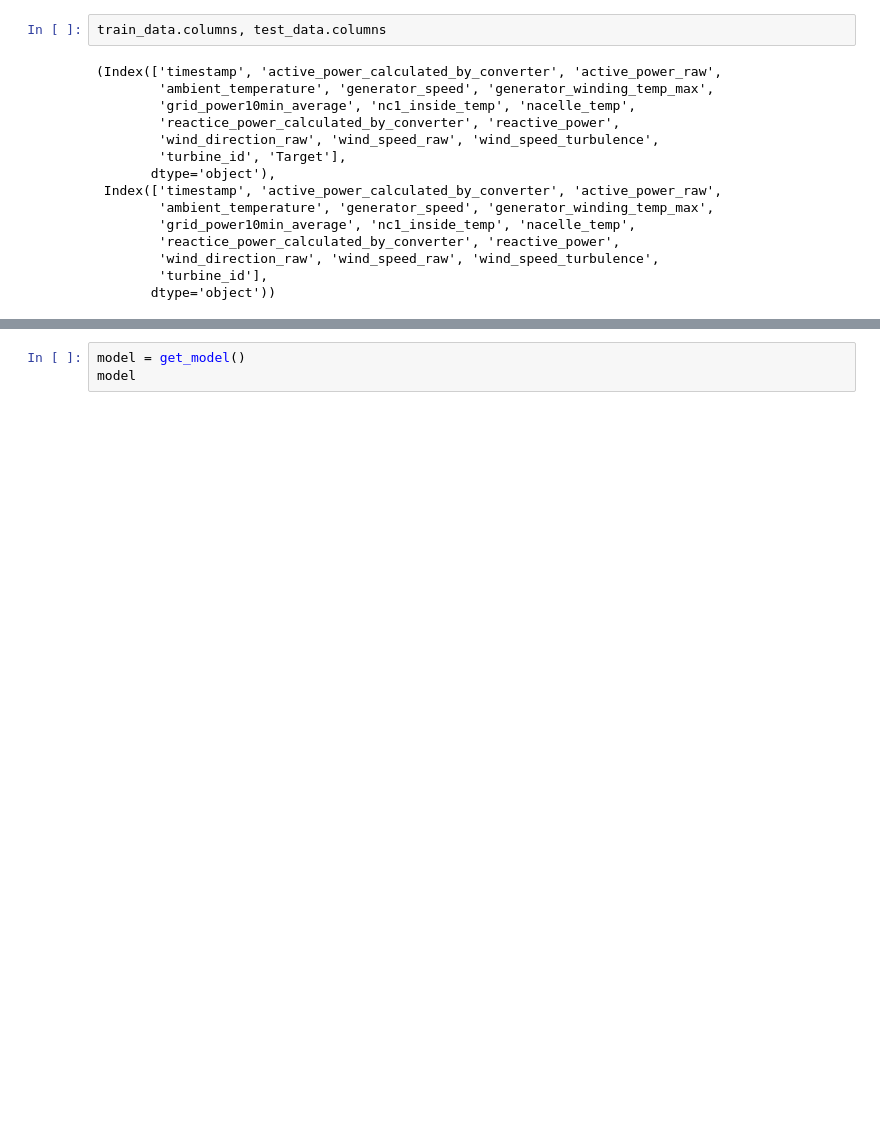
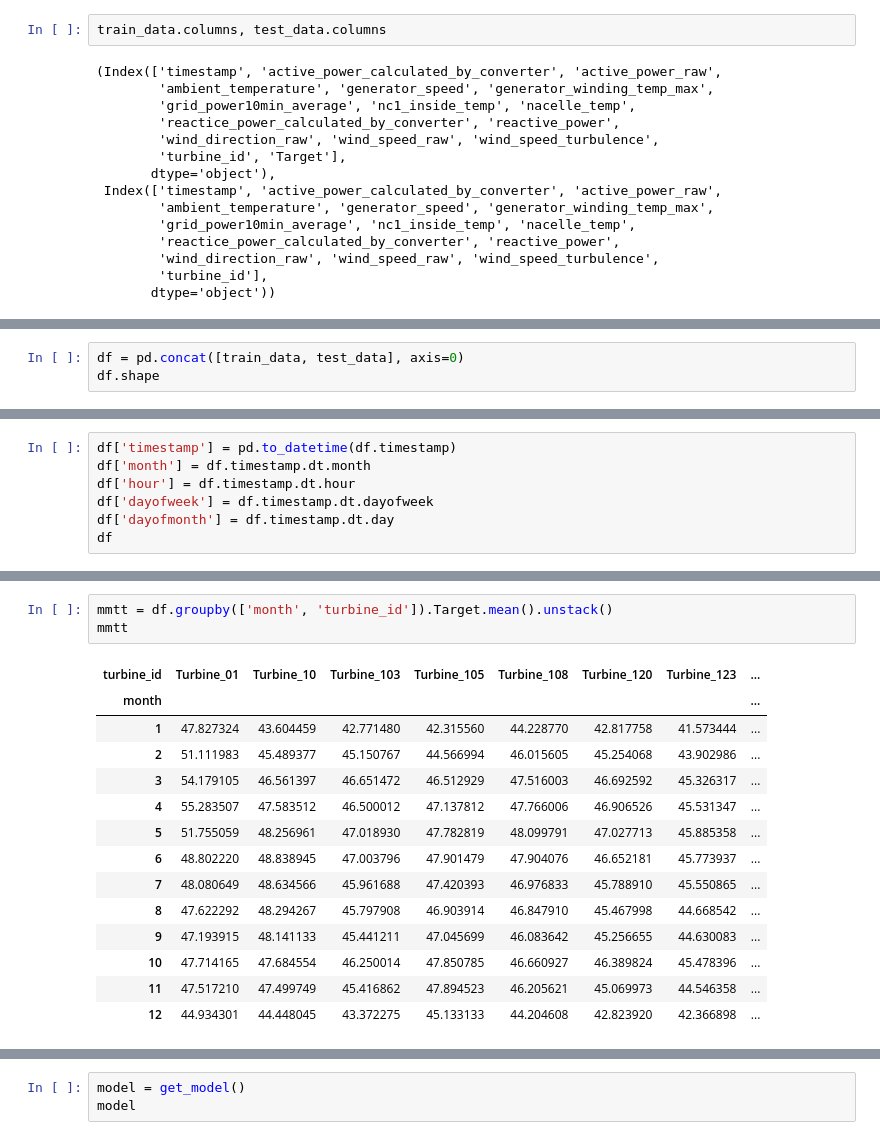
Before and after one commit to k-loki/re_new-machinehack, a Jupyter notebook: notebooks/ft_sel.ipynb, the cells around one changed output, grey strips where cells are left out. Saved outputs shown, nothing was run; the diff lists cells and outputs as text; blank space fills up the shorter version.

```diff
--- a/notebooks/ft_sel.ipynb
+++ b/notebooks/ft_sel.ipynb
@@ -40,0 +45,3 @@ train_data.columns, test_data.columns
+# %%
+df = pd.concat([train_data, test_data], axis=0)
+df.shape
@@ -40,0 +221,7 @@ train_data.columns, test_data.columns
+# %%
+df['timestamp'] = pd.to_datetime(df.timestamp)
+df['month'] = df.timestamp.dt.month
+df['hour'] = df.timestamp.dt.hour
+df['dayofweek'] = df.timestamp.dt.dayofweek
+df['dayofmonth'] = df.timestamp.dt.day
+df
@@ -40,0 +283,18 @@ train_data.columns, test_data.columns
+# %%
+mmtt = df.groupby(['month', 'turbine_id']).Target.mean().unstack()
+mmtt
+# %% [output]
+| turbine_id | Turbine_01 | Turbine_10 | Turbine_103 | Turbine_105 | Turbine_108 | Turbine_120 | Turbine_123 | ... |
+| month |  |  |  |  |  |  |  | ... |
+| 1 | 47.827324 | 43.604459 | 42.771480 | 42.315560 | 44.228770 | 42.817758 | 41.573444 | ... |
+| 2 | 51.111983 | 45.489377 | 45.150767 | 44.566994 | 46.015605 | 45.254068 | 43.902986 | ... |
+| 3 | 54.179105 | 46.561397 | 46.651472 | 46.512929 | 47.516003 | 46.692592 | 45.326317 | ... |
+| 4 | 55.283507 | 47.583512 | 46.500012 | 47.137812 | 47.766006 | 46.906526 | 45.531347 | ... |
+| 5 | 51.755059 | 48.256961 | 47.018930 | 47.782819 | 48.099791 | 47.027713 | 45.885358 | ... |
+| 6 | 48.802220 | 48.838945 | 47.003796 | 47.901479 | 47.904076 | 46.652181 | 45.773937 | ... |
+| 7 | 48.080649 | 48.634566 | 45.961688 | 47.420393 | 46.976833 | 45.788910 | 45.550865 | ... |
+| 8 | 47.622292 | 48.294267 | 45.797908 | 46.903914 | 46.847910 | 45.467998 | 44.668542 | ... |
+| 9 | 47.193915 | 48.141133 | 45.441211 | 47.045699 | 46.083642 | 45.256655 | 44.630083 | ... |
+| 10 | 47.714165 | 47.684554 | 46.250014 | 47.850785 | 46.660927 | 46.389824 | 45.478396 | ... |
+| 11 | 47.517210 | 47.499749 | 45.416862 | 47.894523 | 46.205621 | 45.069973 | 44.546358 | ... |
+| 12 | 44.934301 | 44.448045 | 43.372275 | 45.133133 | 44.204608 | 42.823920 | 42.366898 | ... |
```
Also changed, not shown: parts of 45 cells of this notebook.
